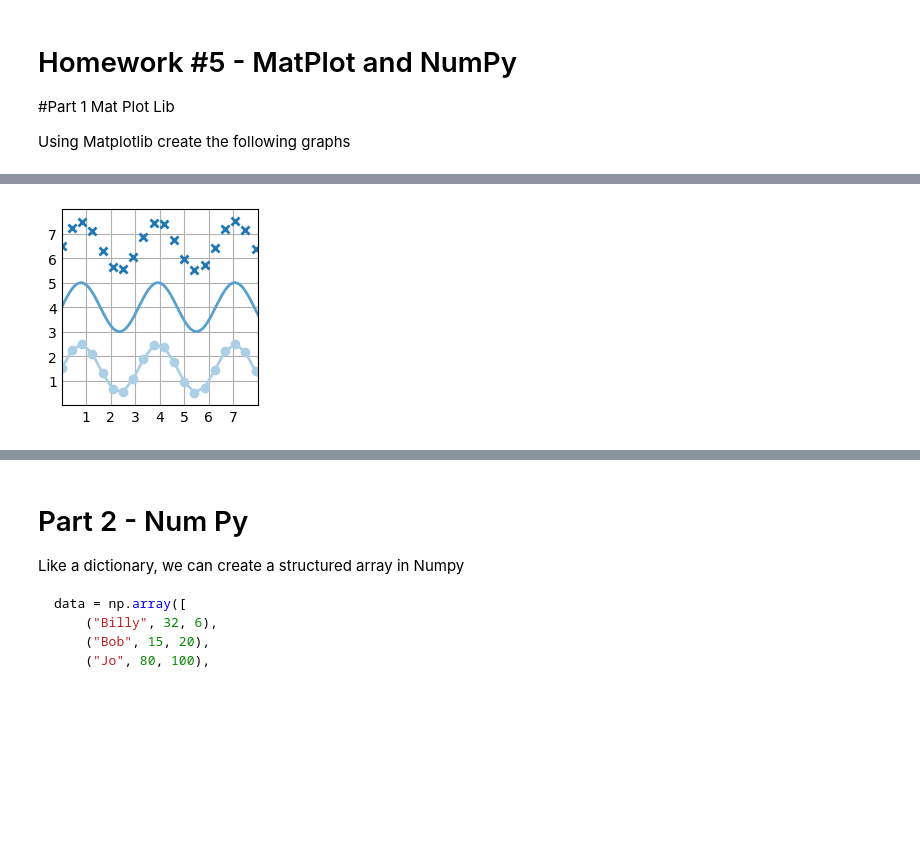
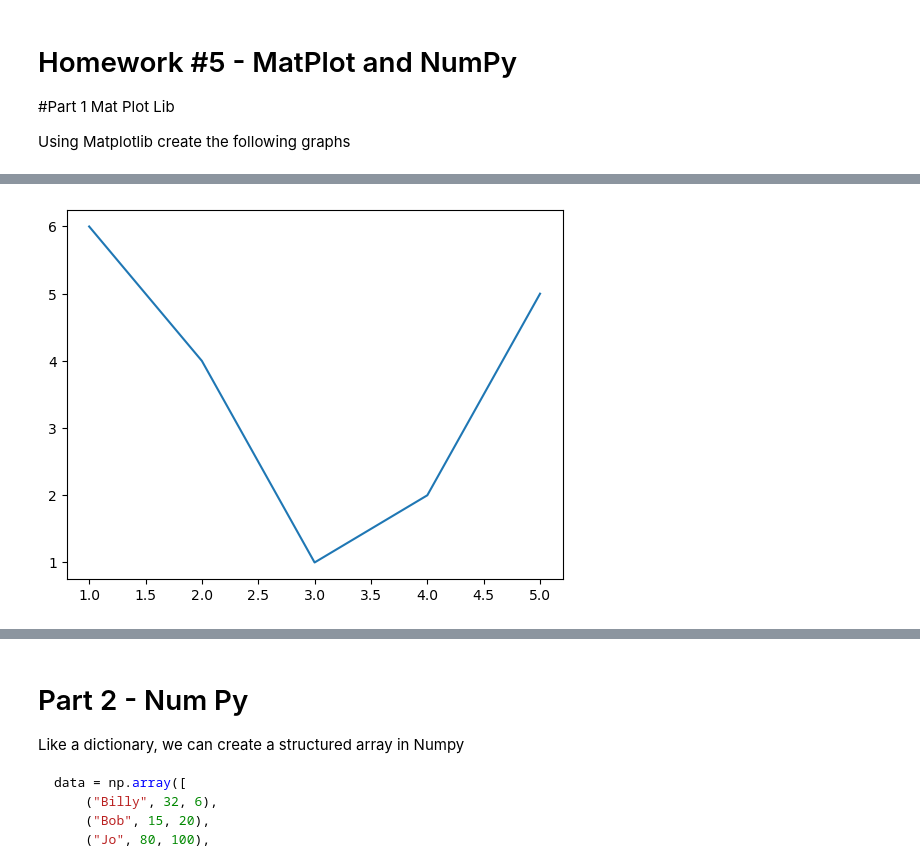
Before and after one commit to ETE4990-S25/homeworkfolder-Jayvee-Bonus, a Jupyter notebook: Homework/Homework1/Homework5.ipynb, the cells around one changed output, grey strips where cells are left out. Drawn from its saved outputs; the diff is of its cells as text; code cells hidden in the pictures; blank space fills up the shorter version.

```diff
--- a/Homework/Homework1/Homework5.ipynb
+++ b/Homework/Homework1/Homework5.ipynb
@@ -12,19 +12,10 @@ import matplotlib.pyplot as plt
 import numpy as np
 # %%
 # Histogram
-plt.style.use('_mpl-gallery')
-
-# make data
-np.random.seed(1)
-x = 4 + np.random.normal(0, 1.5, 200)
-
-# plot:
-fig, ax = plt.subplots()
-
-ax.hist(x, bins=8, linewidth=0.5, edgecolor="white")
-
-ax.set(xlim=(0, 8), xticks=np.arange(1, 8),
-       ylim=(0, 56), yticks=np.linspace(0, 56, 9))
-
+graphdata = [1,2,2,3,3,3,4,4,4,4,5,5,5,5,5,6,6,6,6,6,7,7,7,7,8,8,8,9,9,10,10]
+plt.hist(graphdata, bins=5, edgecolor='black')
+plt.title('Jayvees Histogram')
+plt.xlabel('Values')
+plt.ylabel('Quantity')
 plt.show()
 # %% [output]
@@ -32,25 +23,11 @@ plt.show()
 # %%
 # Line Plot
-plt.style.use('_mpl-gallery')
-
-# make data
-x = np.linspace(0, 10, 100)
-y = 4 + 1 * np.sin(2 * x)
-x2 = np.linspace(0, 10, 25)
-y2 = 4 + 1 * np.sin(2 * x2)
-
-# plot
-fig, ax = plt.subplots()
-
-ax.plot(x2, y2 + 2.5, 'x', markeredgewidth=2)
-ax.plot(x, y, linewidth=2.0)
-ax.plot(x2, y2 - 2.5, 'o-', linewidth=2)
-
-ax.set(xlim=(0, 8), xticks=np.arange(1, 8),
-       ylim=(0, 8), yticks=np.arange(1, 8))
-
+fig, ax= plt.subplots()
+ax.plot([1,2,3,4,5],[6,4,1,2,5])
 plt.show()
+#based on example from their website
+#v for vector
 # %% [output]
-[figure, old version]
+[figure, new version]
 # %%
 # Scatter Plot
```
Also changed, not shown: parts of 7 cells of this notebook.
